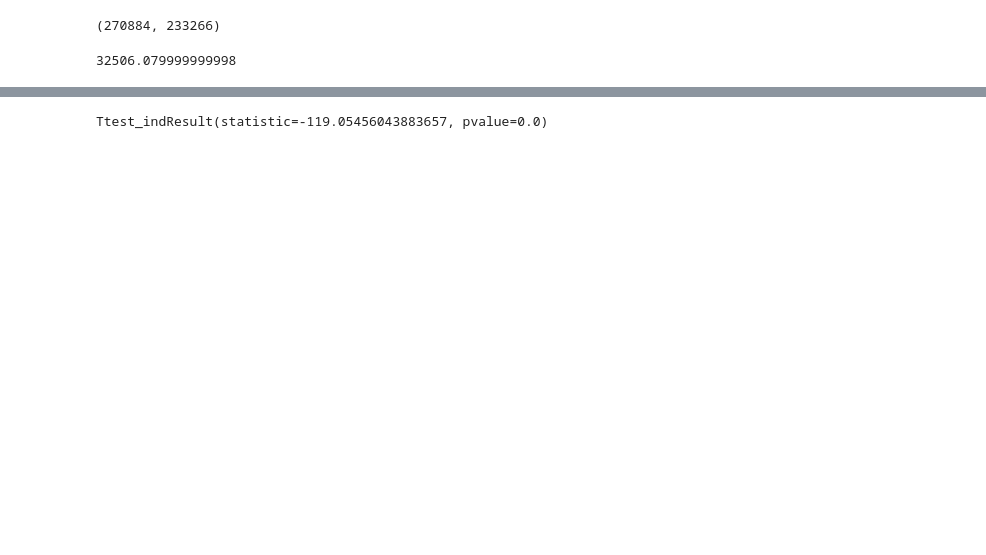
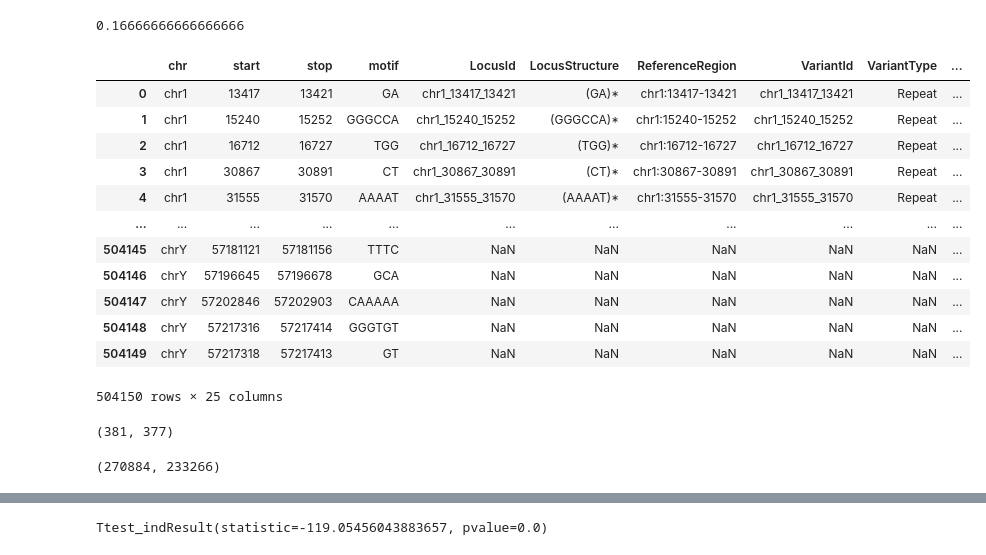
Before and after one commit to rashidalabri/active-strs-analysis, a Jupyter notebook: workflow/notebooks/motif_enrichment.ipynb, the cells around one changed output, grey strips where cells are left out. Drawn from its saved outputs; the diff is of its cells as text; code cells hidden in the pictures; blank space fills up the shorter version.

```diff
--- a/workflow/notebooks/motif_enrichment.ipynb
+++ b/workflow/notebooks/motif_enrichment.ipynb
@@ -23,3 +76,7 @@ def fdr(p_vals):
+# %%
+get_motif_at_content('AGGGCC')
+# %% [output]
+0.16666666666666666
 # %%
 novel = pd.read_csv('../../resources/catalog_tsv_standard/novel_v01.tsv', sep='\t')
 trf = pd.read_csv('../../resources/catalog_tsv_standard/trf.tsv', sep='\t')
@@ -30,5 +87,36 @@ trf['name'] = 'trf'
 novel['period'] = ((novel['stop'] - novel['start']) / novel['motif'].str.len()).astype(int)
 trf['period'] = ((trf['stop'] - trf['start']) / trf['motif'].str.len()).astype(int)
 
+# Group motifs
+novel['rep_motif'] = novel['motif'].map(get_rep_motif)
+trf['rep_motif'] = trf['motif'].map(get_rep_motif)
+# novel['motif'] = novel['rep_motif']
+# trf['motif'] = trf['rep_motif']
+
+novel['gc_content'] = novel['rep_motif'].map(get_motif_gc_content)
+novel['at_content'] = novel['rep_motif'].map(get_motif_at_content)
+trf['gc_content'] = trf['rep_motif'].map(get_motif_gc_content)
+trf['at_content'] = trf['rep_motif'].map(get_motif_at_content)
+
 catalogs = pd.concat([novel, trf], ignore_index=True)
+# %%
+catalogs
+# %% [output]
+|  | chr | start | stop | motif | LocusId | LocusStructure | ReferenceRegion | VariantId | VariantType | ... |
+| 0 | chr1 | 13417 | 13421 | GA | chr1_13417_13421 | (GA)* | chr1:13417-13421 | chr1_13417_13421 | Repeat | ... |
+| 1 | chr1 | 15240 | 15252 | GGGCCA | chr1_15240_15252 | (GGGCCA)* | chr1:15240-15252 | chr1_15240_15252 | Repeat | ... |
+| 2 | chr1 | 16712 | 16727 | TGG | chr1_16712_16727 | (TGG)* | chr1:16712-16727 | chr1_16712_16727 | Repeat | ... |
+| 3 | chr1 | 30867 | 30891 | CT | chr1_30867_30891 | (CT)* | chr1:30867-30891 | chr1_30867_30891 | Repeat | ... |
+| 4 | chr1 | 31555 | 31570 | AAAAT | chr1_31555_31570 | (AAAAT)* | chr1:31555-31570 | chr1_31555_31570 | Repeat | ... |
+| ... | ... | ... | ... | ... | ... | ... | ... | ... | ... | ... |
+| 504145 | chrY | 57181121 | 57181156 | TTTC | NaN | NaN | NaN | NaN | NaN | ... |
+| 504146 | chrY | 57196645 | 57196678 | GCA | NaN | NaN | NaN | NaN | NaN | ... |
+| 504147 | chrY | 57202846 | 57202903 | CAAAAA | NaN | NaN | NaN | NaN | NaN | ... |
+| 504148 | chrY | 57217316 | 57217414 | GGGTGT | NaN | NaN | NaN | NaN | NaN | ... |
+| 504149 | chrY | 57217318 | 57217413 | GT | NaN | NaN | NaN | NaN | NaN | ... |
+504150 rows × 25 columns
+# %%
+novel['rep_motif'].nunique(), trf['rep_motif'].nunique()
+# %% [output]
+(381, 377)
 # %%
@@ -41,10 +129,6 @@ trf_total = len(trf)
 novel_total, trf_total
 # %% [output]
 (270884, 233266)
-# %%
-270884 * 0.12
-# %% [output]
-32506.079999999998
 # %%
 p_enriched_all = []
 p_depleted_all = []
```
Also changed, not shown: parts of 21 cells of this notebook, 25 other files.
